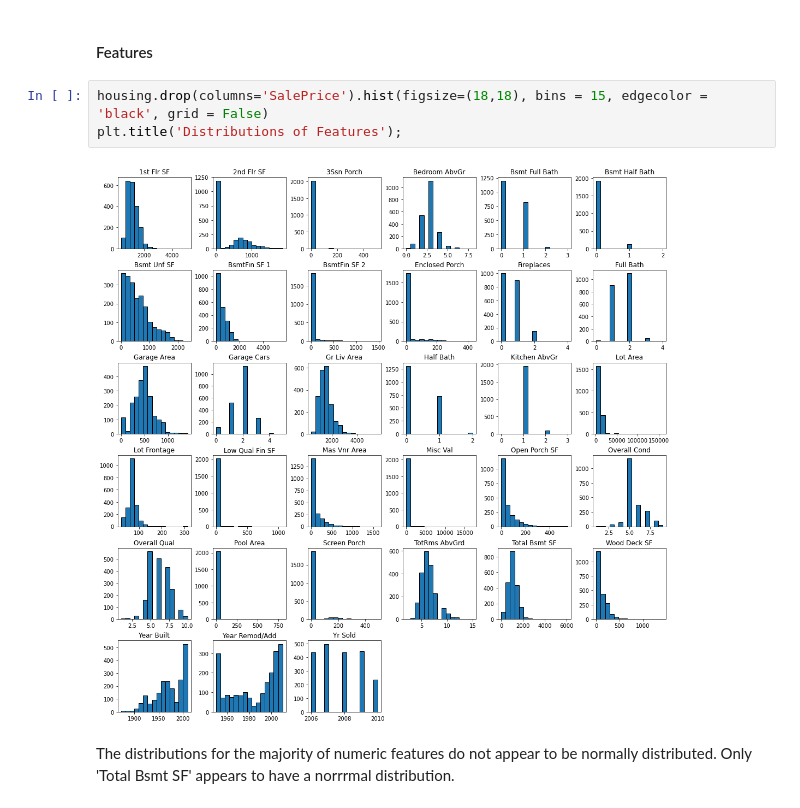
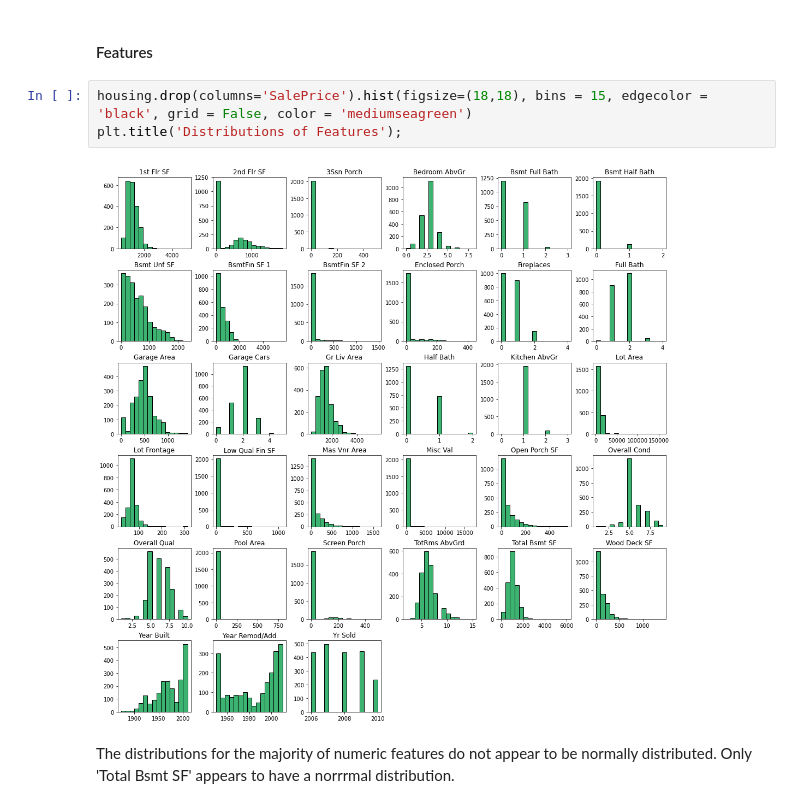
Before and after one commit to jlu90/Predicting-House-Prices-with-Linear-Regression, a Jupyter notebook: lutes_cleaning_notebook.ipynb, the cells around one changed output. Saved outputs shown, nothing was run; the diff lists cells and outputs as text.

```diff
--- a/lutes_cleaning_notebook.ipynb
+++ b/lutes_cleaning_notebook.ipynb
@@ -703,9 +696,9 @@ The distribution for the target is not normally distributed.
 # %% [markdown]
 #### Features
 # %%
-housing.drop(columns='SalePrice').hist(figsize=(18,18), bins = 15, edgecolor = 'black', grid = False)
+housing.drop(columns='SalePrice').hist(figsize=(18,18), bins = 15, edgecolor = 'black', grid = False, color = 'mediumseagreen')
 plt.title('Distributions of Features');
 # %% [output]
-[figure, old version]
+[figure, new version]
 # %% [markdown]
 The distributions for the majority of numeric features do not appear to be normally distributed. Only 'Total Bsmt SF' appears to have a norrrmal distribution.
```
Also changed, not shown: parts of 7 cells of this notebook.
